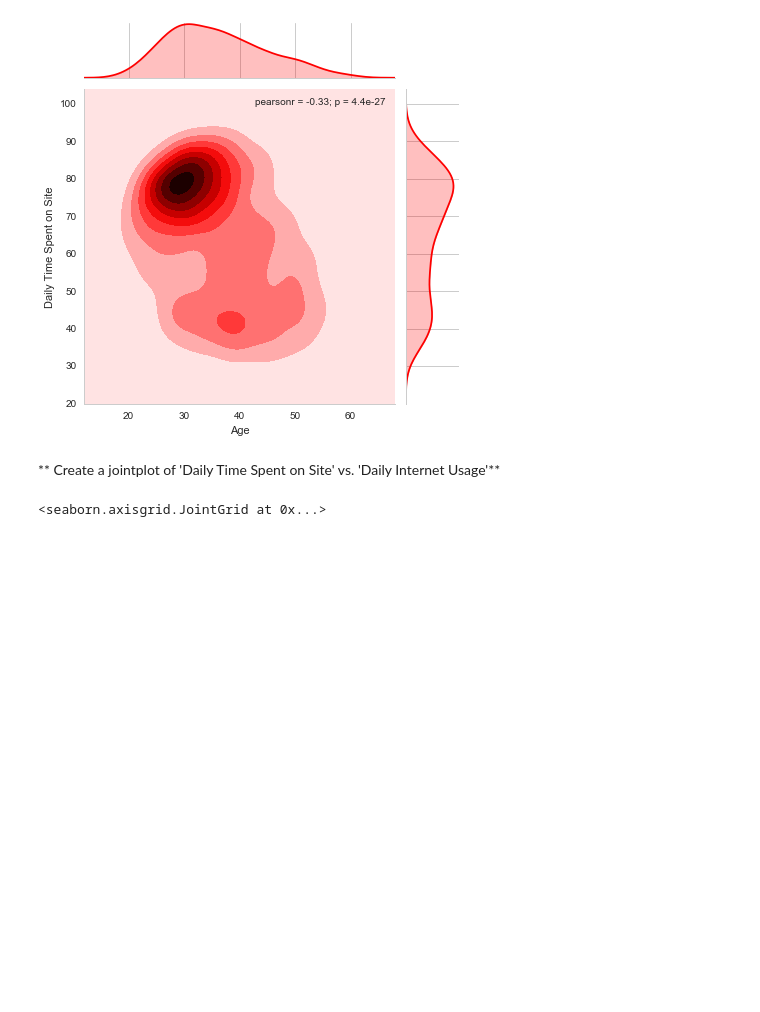
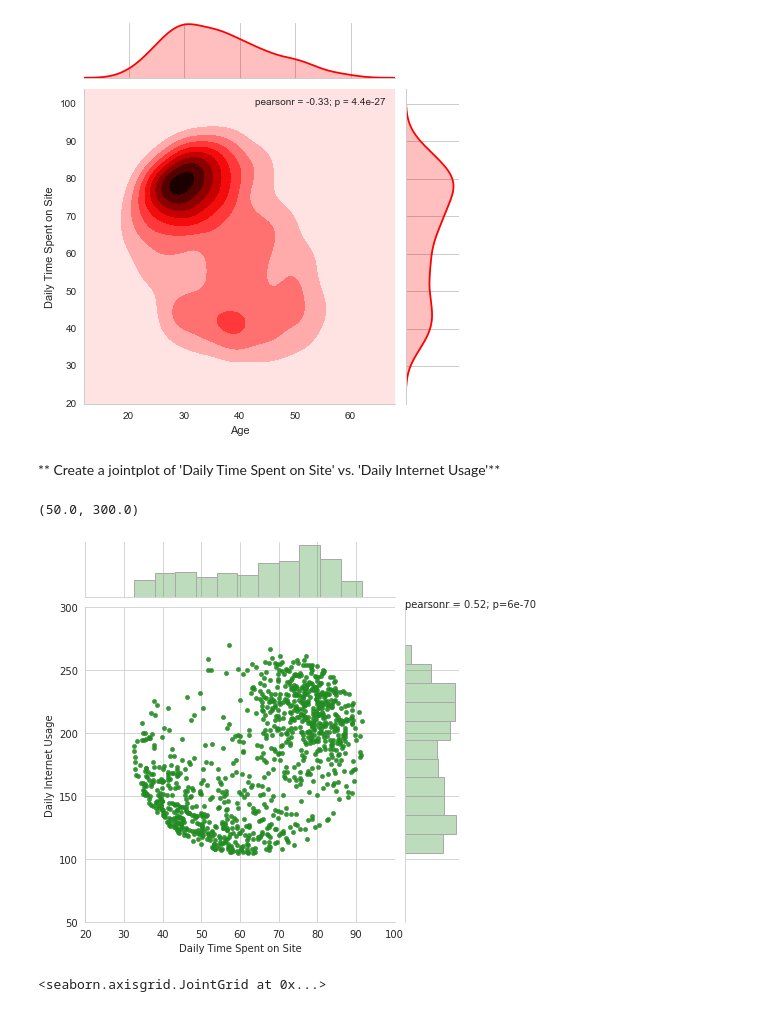
Before and after one commit to esraa-abdelmaksoud/Shai-Training-Notebooks, a Jupyter notebook: task_7_exercises.ipynb, the cells around one changed output. Saved outputs shown, nothing was run; the diff lists cells and outputs as text; code cells hidden in the pictures; blank space fills up the shorter version.

```diff
--- a/task_7_exercises.ipynb
+++ b/task_7_exercises.ipynb
@@ -169,6 +172,17 @@ sns.jointplot(x='Age', y='Daily Time Spent on Site',data=ad_data, kind="kde", co
 [figure]
 # %% [markdown]
 ** Create a jointplot of 'Daily Time Spent on Site' vs. 'Daily Internet Usage'**
+# %%
+g = sns.JointGrid(data=ad_data, x='Daily Time Spent on Site', y='Daily Internet Usage')
+plt.annotate('pearsonr = 0.52; p=6e-70', (0,300))
+g.plot_joint(sns.scatterplot, color='forestgreen', s=20, alpha=0.9, edgecolor='forestgreen')
+g.plot_marginals(sns.histplot, color='forestgreen', alpha=0.3, edgecolor='darkgray')
+
+g.ax_joint.set_xlim(20,100)
+g.ax_joint.set_ylim(50,300)
+# %% [output]
+(50.0, 300.0)
+[figure, added]
 # %%
 # %% [output]
 <seaborn.axisgrid.JointGrid at 0x...>
```
Also changed, not shown: parts of 3 cells of this notebook.
